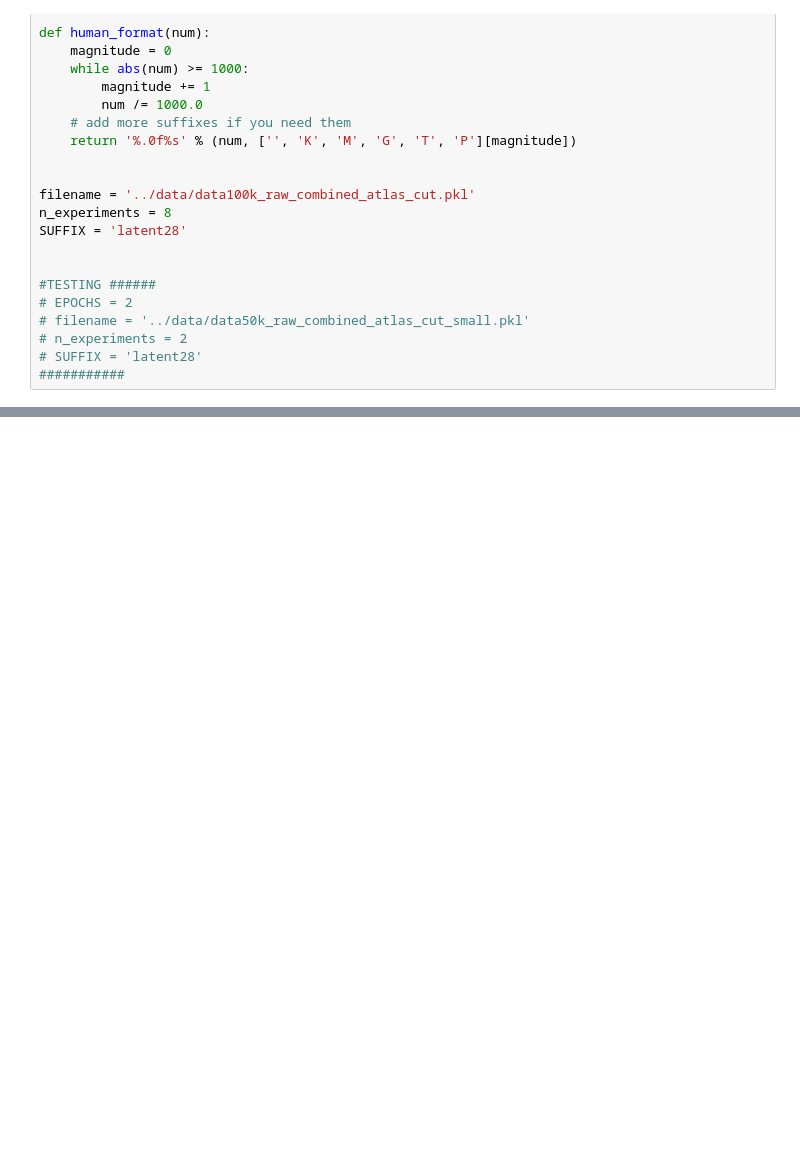
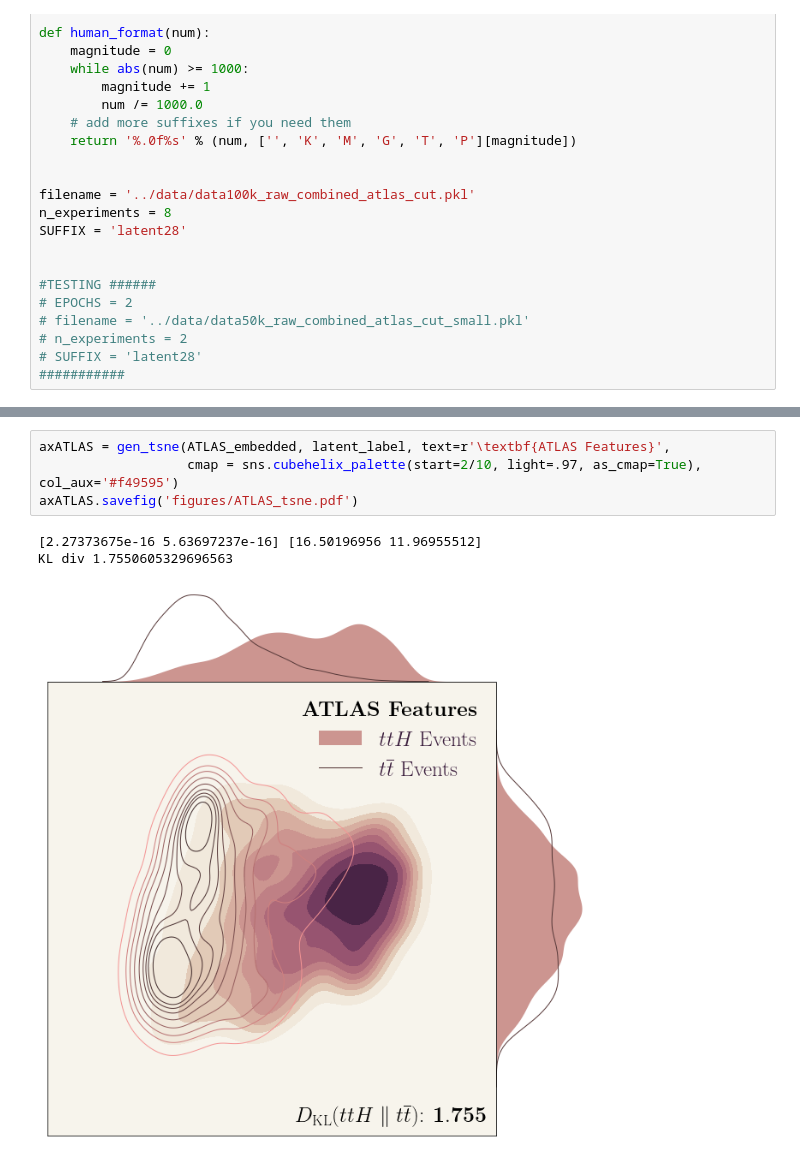
Before and after one commit to DelonShen/classifying-collider-events-with-point-clouds, a Jupyter notebook: paper_code/l2l8.ipynb, the cells around one changed output, grey strips where cells are left out. Drawn from its saved outputs; the diff is of its cells as text; blank space fills up the shorter version.

```diff
--- a/paper_code/l2l8.ipynb
+++ b/paper_code/l2l8.ipynb
@@ -118,0 +132,8 @@ ATLAS_embedded = compute_tsne_embedded(np.array(X_test_ATLAS)[cut])
+# %%
+axATLAS = gen_tsne(ATLAS_embedded, latent_label, text=r'\textbf{ATLAS Features}',
+                   cmap = sns.cubehelix_palette(start=2/10, light=.97, as_cmap=True), col_aux='#f49595')
+axATLAS.savefig('figures/ATLAS_tsne.pdf')
+# %% [output]
+[2.27373675e-16 5.63697237e-16] [16.50196956 11.96955512]
+KL div 1.7550605329696563
+[figure, added]
```
Also changed, not shown: parts of 21 cells of this notebook, 21 other files.
